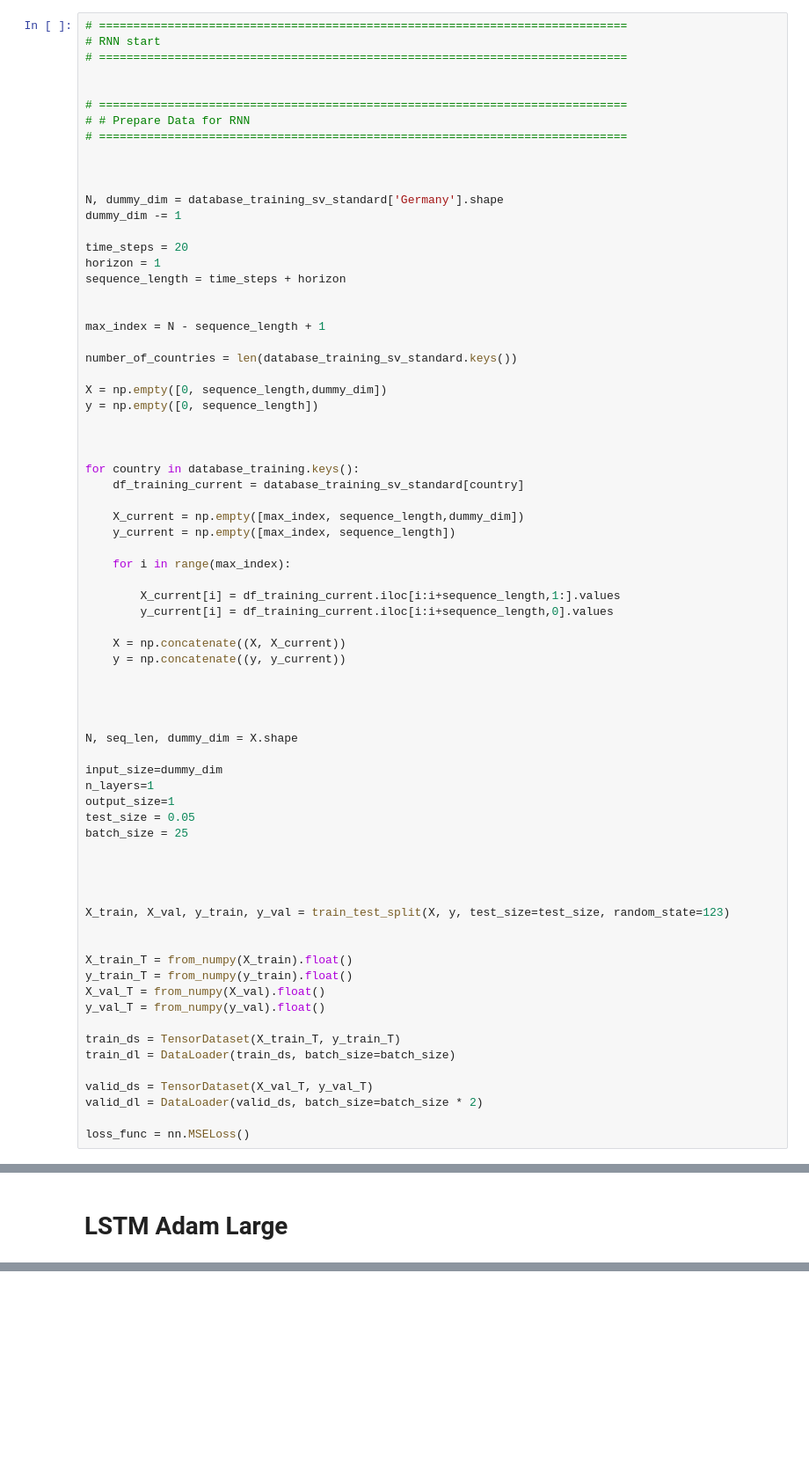
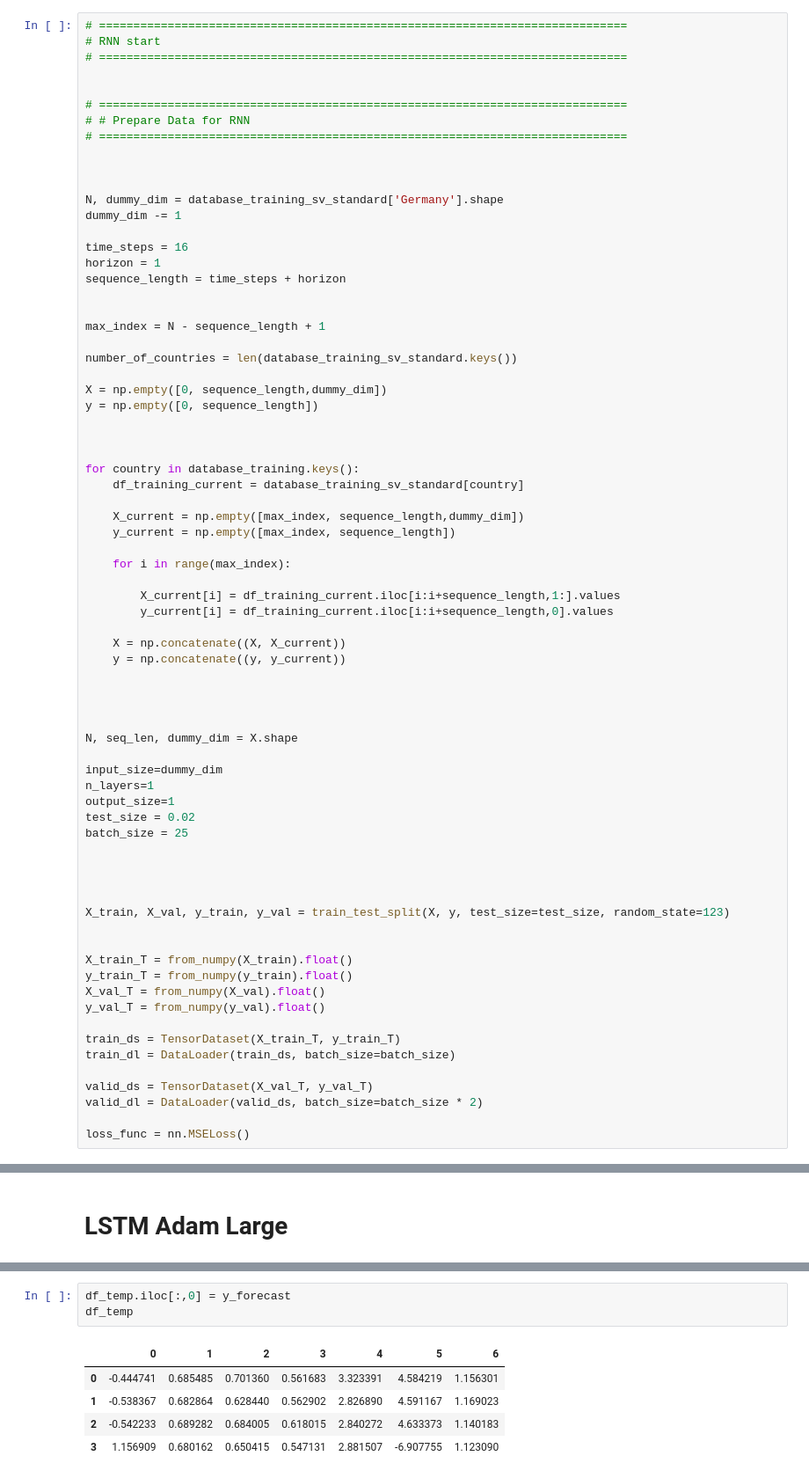
Before and after one commit to felix-ha/cfds_project, a Jupyter notebook: Hyperparam_Opt_RNN.ipynb, the cells around one changed output, grey strips where cells are left out. Shown at 88% size. Drawn from its saved outputs; the diff is of its cells as text; blank space fills up the shorter version.

```diff
--- a/Hyperparam_Opt_RNN.ipynb
+++ b/Hyperparam_Opt_RNN.ipynb
@@ -65,7 +67,7 @@ database_test_imputed_sv_standard = db['database_training_sv_standard']
 N, dummy_dim = database_training_sv_standard['Germany'].shape
 dummy_dim -= 1
 
-time_steps = 20
+time_steps = 16
 horizon = 1
 sequence_length = time_steps + horizon
 
@@ -101,7 +103,7 @@ N, seq_len, dummy_dim = X.shape
 input_size=dummy_dim
 n_layers=1
 output_size=1
-test_size = 0.05
+test_size = 0.02
 batch_size = 25
 
 
@@ -557,0 +731,9 @@ ax[1].grid()
+# %%
+df_temp.iloc[:,0] = y_forecast
+df_temp
+# %% [output]
+|  | 0 | 1 | 2 | 3 | 4 | 5 | 6 |
+| 0 | -0.444741 | 0.685485 | 0.701360 | 0.561683 | 3.323391 | 4.584219 | 1.156301 |
+| 1 | -0.538367 | 0.682864 | 0.628440 | 0.562902 | 2.826890 | 4.591167 | 1.169023 |
+| 2 | -0.542233 | 0.689282 | 0.684005 | 0.618015 | 2.840272 | 4.633373 | 1.140183 |
+| 3 | 1.156909 | 0.680162 | 0.650415 | 0.547131 | 2.881507 | -6.907755 | 1.123090 |
```
Also changed, not shown: parts of 19 cells of this notebook, 1 other file.
